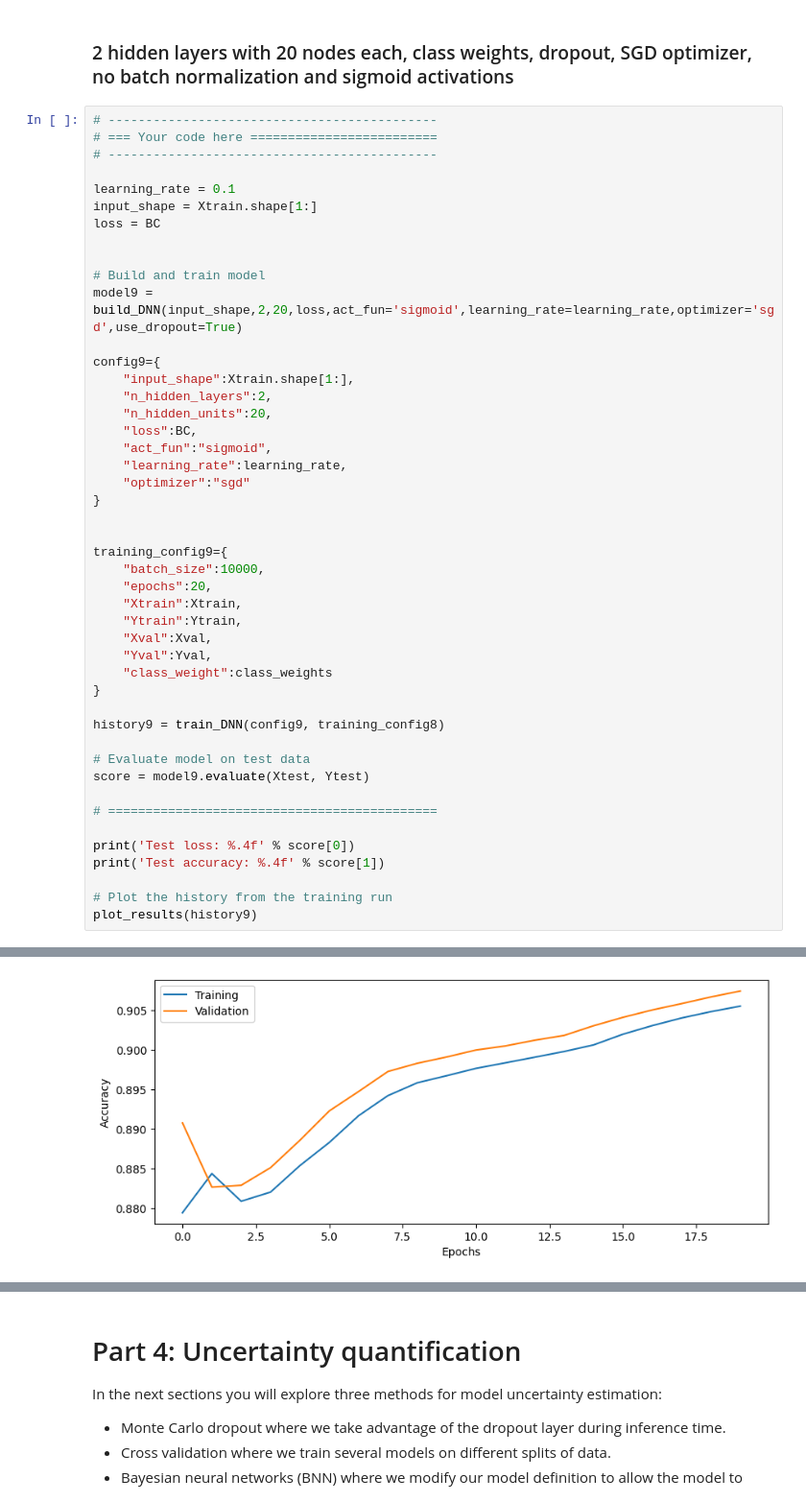
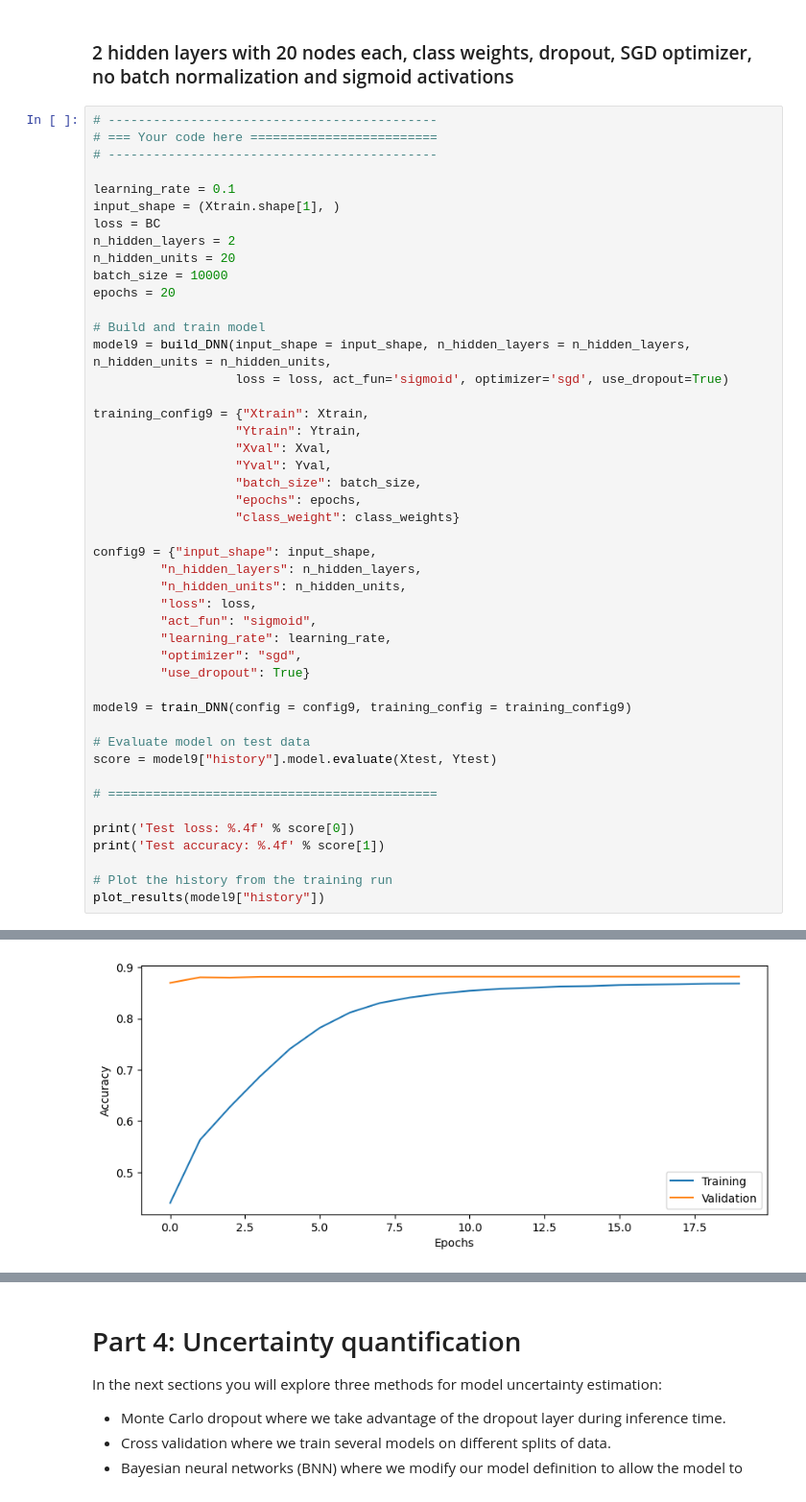
Before and after one commit to YiYang-09/Deep-Learning, a Jupyter notebook: DNN_Lab.ipynb, the cells around one changed output, grey strips where cells are left out. Shown at 96% size. Drawn from its saved outputs; the diff is of its cells as text.

```diff
--- a/DNN_Lab.ipynb
+++ b/DNN_Lab.ipynb
@@ -730,38 +772,38 @@ Add a Dropout layer after each Dense layer (but not after the final dense layer)
 # --------------------------------------------
 
 learning_rate = 0.1
-input_shape = Xtrain.shape[1:]
+input_shape = (Xtrain.shape[1], )
 loss = BC
-
+n_hidden_layers = 2
+n_hidden_units = 20
+batch_size = 10000
+epochs = 20
 
 # Build and train model
-model9 = build_DNN(input_shape,2,20,loss,act_fun='sigmoid',learning_rate=learning_rate,optimizer='sgd',use_dropout=True)
+model9 = build_DNN(input_shape = input_shape, n_hidden_layers = n_hidden_layers, n_hidden_units = n_hidden_units,
+                   loss = loss, act_fun='sigmoid', optimizer='sgd', use_dropout=True)
 
-config9={
-    "input_shape":Xtrain.shape[1:],
-    "n_hidden_layers":2,
-    "n_hidden_units":20,
-    "loss":BC,
-    "act_fun":"sigmoid",
-    "learning_rate":learning_rate,
-    "optimizer":"sgd"
-}
+training_config9 = {"Xtrain": Xtrain,
+                   "Ytrain": Ytrain,
+                   "Xval": Xval,
+                   "Yval": Yval,
+                   "batch_size": batch_size,
+                   "epochs": epochs,
+                   "class_weight": class_weights}
 
+config9 = {"input_shape": input_shape,
+         "n_hidden_layers": n_hidden_layers,
+         "n_hidden_units": n_hidden_units,
+         "loss": loss,
+         "act_fun": "sigmoid",
+         "learning_rate": learning_rate,
+         "optimizer": "sgd",
+         "use_dropout": True}
 
-training_config9={
-    "batch_size":10000,
-    "epochs":20,
-    "Xtrain":Xtrain,
-    "Ytrain":Ytrain,
-    "Xval":Xval,
-    "Yval":Yval,
-    "class_weight":class_weights
-}
-
-history9 = train_DNN(config9, training_config8)
+model9 = train_DNN(config = config9, training_config = training_config9)
 
 # Evaluate model on test data
-score = model9.evaluate(Xtest, Ytest)
+score = model9["history"].model.evaluate(Xtest, Ytest)
 
 # ============================================
 
@@ -769,6 +811,6 @@ print('Test loss: %.4f' % score[0])
 print('Test accuracy: %.4f' % score[1])
 
 # Plot the history from the training run
-plot_results(history9)
+plot_results(model9["history"])
 # %% [output]
 Epoch 1/20
@@ -792,4 +834,4 @@ Test accuracy: 0.8426
-[figure, old version]
+[figure, new version]
 # %% [markdown]
 # Part 3:  Hyper parameter tuning
 
```
Also changed, not shown: parts of 42 cells of this notebook, 1 other file.
